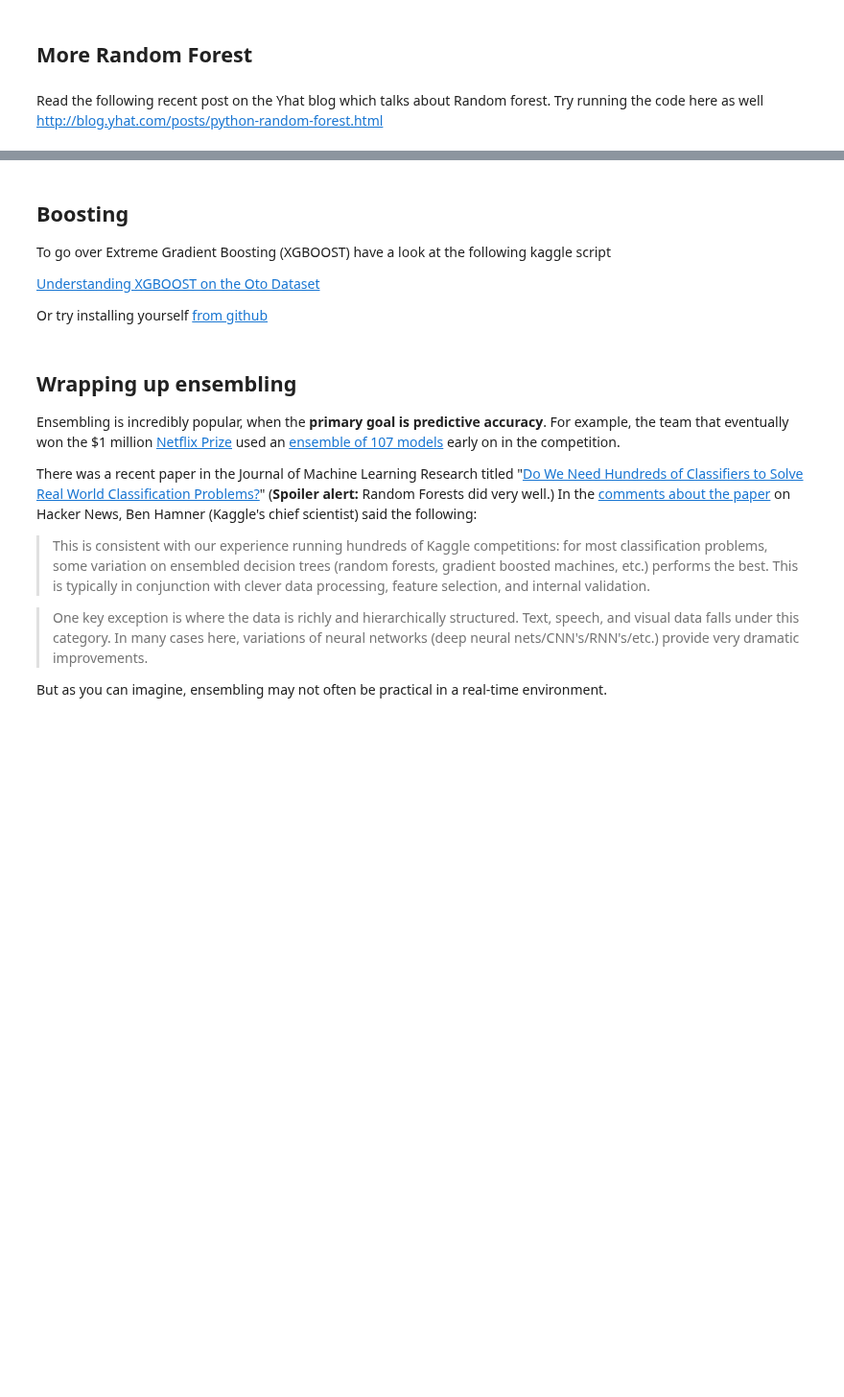
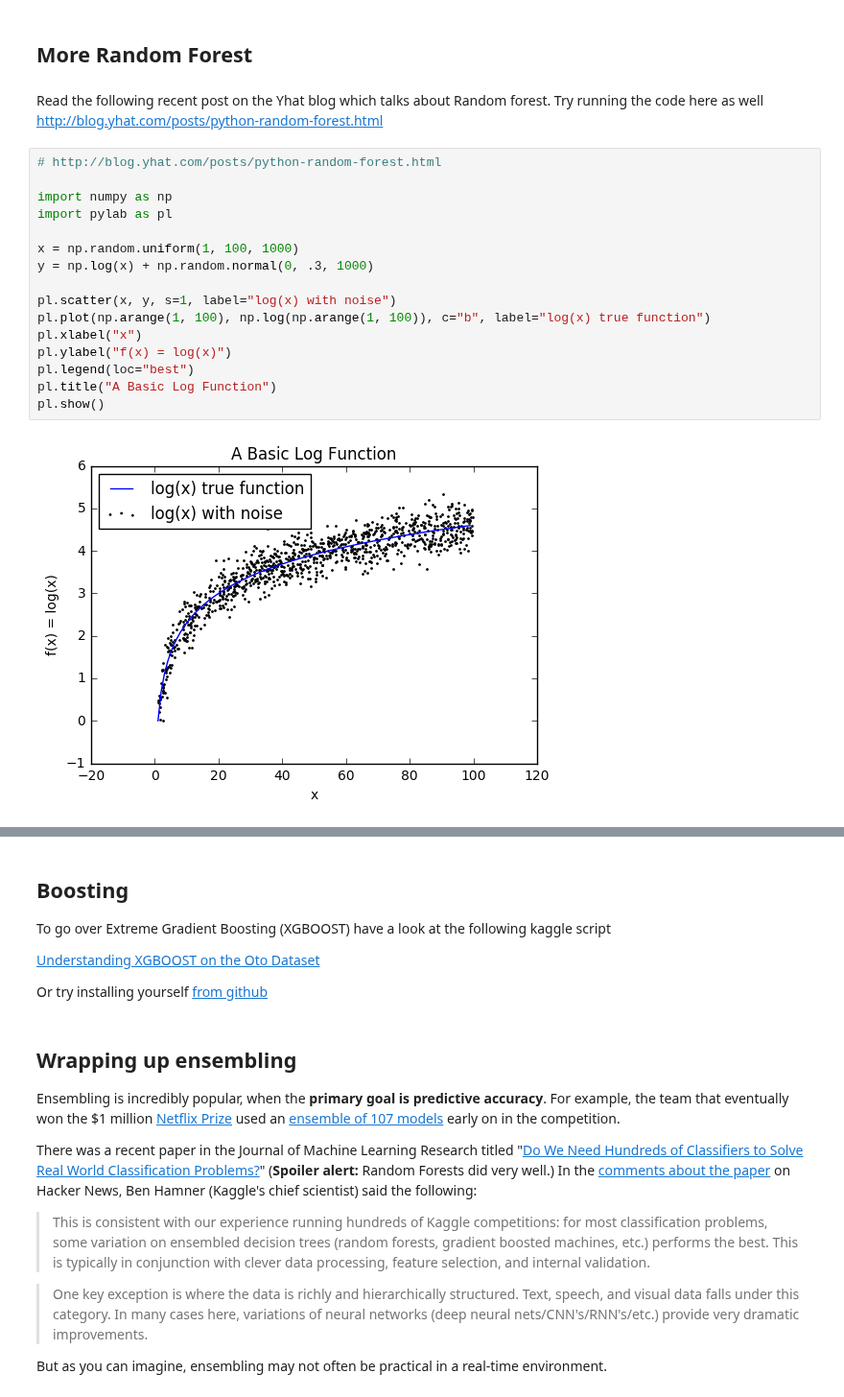
Before and after one commit to alasdaird/SYD_DAT_6, a Jupyter notebook: labs/Week 5/Ensembles/Wednesday November 9-ensembling_muhsinkarim.ipynb, the cells around one changed output, grey strips where cells are left out. Shown at 96% size. Drawn from its saved outputs; the diff is of its cells as text; blank space fills up the shorter version.

```diff
--- a/labs/Week 5/Ensembles/Wednesday November 9-ensembling_muhsinkarim.ipynb
+++ b/labs/Week 5/Ensembles/Wednesday November 9-ensembling_muhsinkarim.ipynb
@@ -362,3 +365,21 @@ rfclf.oob_score_
 # %% [markdown]
 Read the following recent post on the Yhat blog which talks about Random forest. Try running the code here as well
 http://blog.yhat.com/posts/python-random-forest.html
+# %%
+# http://blog.yhat.com/posts/python-random-forest.html
+
+import numpy as np
+import pylab as pl
+
+x = np.random.uniform(1, 100, 1000)
+y = np.log(x) + np.random.normal(0, .3, 1000)
+
+pl.scatter(x, y, s=1, label="log(x) with noise")
+pl.plot(np.arange(1, 100), np.log(np.arange(1, 100)), c="b", label="log(x) true function")
+pl.xlabel("x")
+pl.ylabel("f(x) = log(x)")
+pl.legend(loc="best")
+pl.title("A Basic Log Function")
+pl.show()
+# %% [output]
+[figure, added]
```
Also changed, not shown: parts of 2 cells of this notebook, 2 other files.
